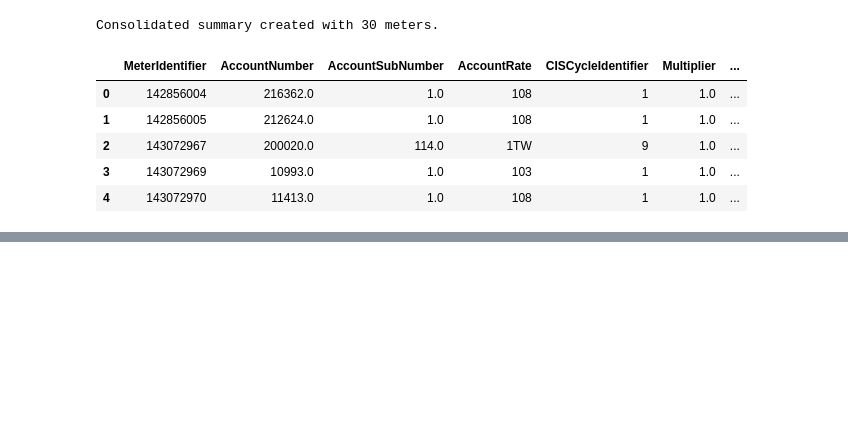
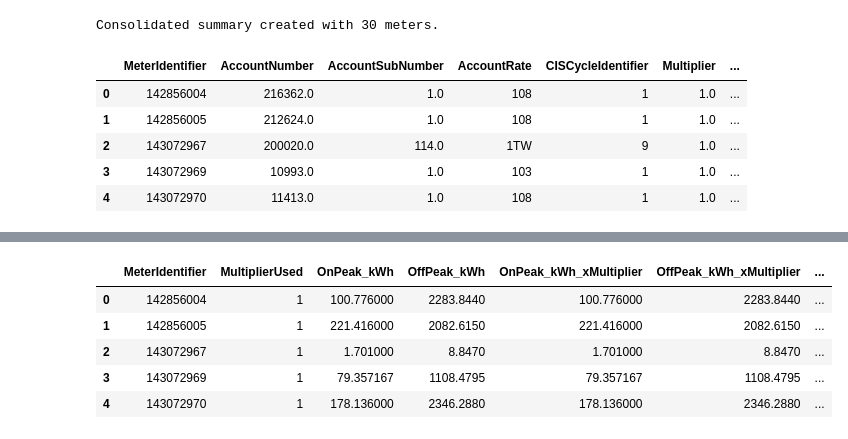
Before and after one commit to Town-of-Apex/Utility-Usage-Aggregation, a Jupyter notebook: calc1.ipynb, the cells around one changed output, grey strips where cells are left out. Saved outputs shown, nothing was run; the diff lists cells and outputs as text; code cells hidden in the pictures; blank space fills up the shorter version.

```diff
--- a/calc1.ipynb
+++ b/calc1.ipynb
@@ -309,0 +357,11 @@ Consolidated summary created with 30 meters.
+# %%
+thomas_df = pd.read_csv("thomas_sql_results.csv")
+thomas_df.rename(columns={"Total_kWh": "Thomas_Total_kWh", "Total_kWh_xMultiplier": "Thomas_Total_kWh_xMultiplier"}, inplace=True)
+thomas_df.head()
+# %% [output]
+|  | MeterIdentifier | MultiplierUsed | OnPeak_kWh | OffPeak_kWh | OnPeak_kWh_xMultiplier | OffPeak_kWh_xMultiplier | ... |
+| 0 | 142856004 | 1 | 100.776000 | 2283.8440 | 100.776000 | 2283.8440 | ... |
+| 1 | 142856005 | 1 | 221.416000 | 2082.6150 | 221.416000 | 2082.6150 | ... |
+| 2 | 143072967 | 1 | 1.701000 | 8.8470 | 1.701000 | 8.8470 | ... |
+| 3 | 143072969 | 1 | 79.357167 | 1108.4795 | 79.357167 | 1108.4795 | ... |
+| 4 | 143072970 | 1 | 178.136000 | 2346.2880 | 178.136000 | 2346.2880 | ... |
```
Also changed, not shown: parts of 2 cells of this notebook, 1 other file.
